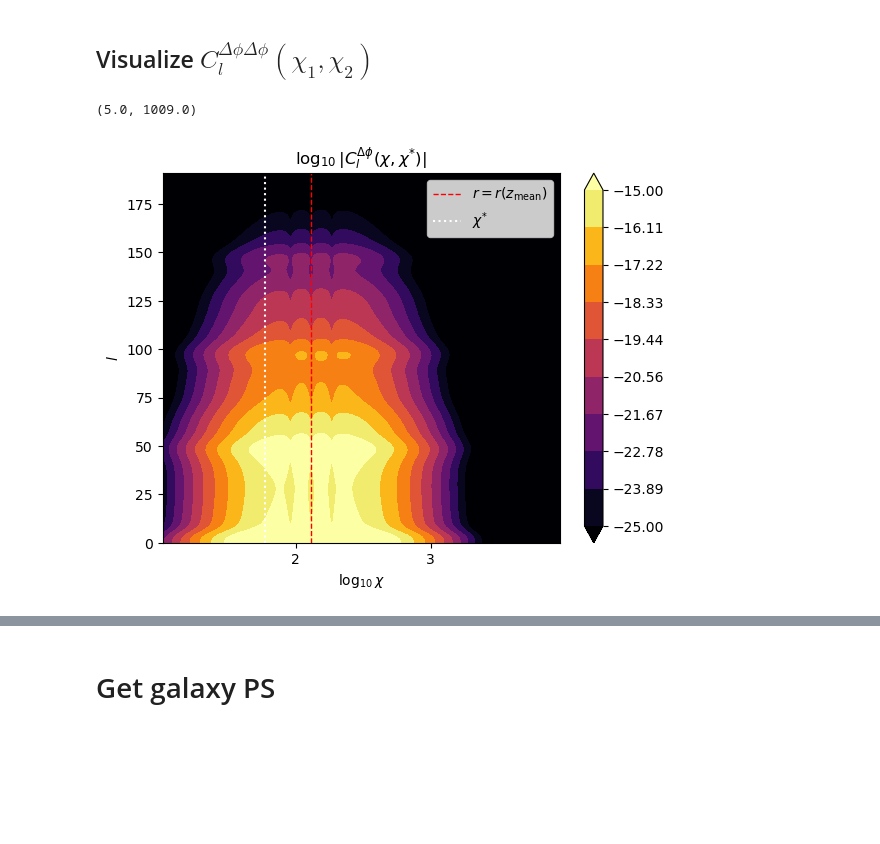
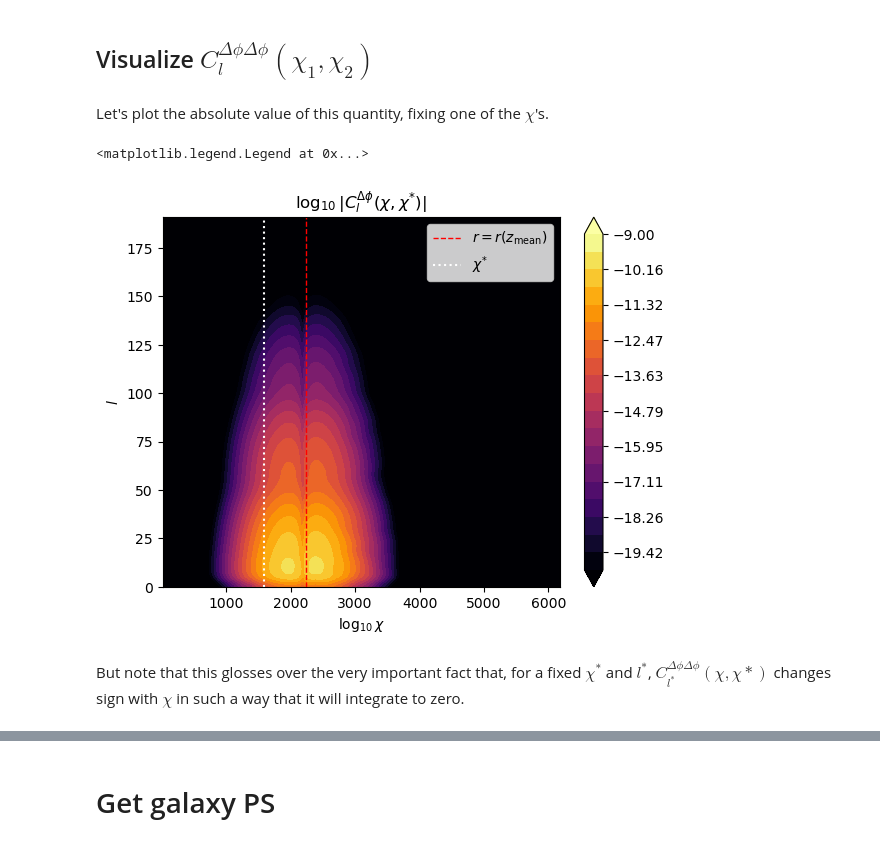
Before and after one commit to abaleato/CARDiAC, a Jupyter notebook: compute_gal_clustering_biases.ipynb, the cells around one changed output, grey strips where cells are left out. Saved outputs shown, nothing was run; the diff lists cells and outputs as text; code cells hidden in the pictures; blank space fills up the shorter version.

Commit message:
new plot of Clchi1chi2 for paper AND allowed Pkgg to vary with z

```diff
--- a/compute_gal_clustering_biases.ipynb
+++ b/compute_gal_clustering_biases.ipynb
@@ -47,14 +48,14 @@ npix = hp.nside2npix(nside)
 
 # Initialize samples in r (r is comoviing distance throughout)
 n_samples_of_chi = 2**10 # Choose a power of 2
-chi_array = np.linspace(chi_min_int,chi_max_int,n_samples_of_chi)
+chi_array = np.linspace(chi_min_int,chi_max_int+100,n_samples_of_chi)
 
 # Get the redshift corresponding to these values of chi in the Planck18 cosmology
 z_array = np.zeros((npix, n_samples_of_chi))
 for i, chi in enumerate(chi_array):
     z_array[:, i] = z_at_value(Planck18.comoving_distance, chi* u.Mpc)
 # %%
-toy_model = True # If True, seed perturbations only for one Y_{lm}. If False, draw from indep. Gaussians in each pixel
+toy_model = False # If True, seed perturbations only for one Y_{lm}. If False, draw from indep. Gaussians in each pixel
 
 if toy_model:
     # Excite only the l=1, m=1 mode
@@ -94,7 +93,7 @@ phi_perturbed_array = (Planck18.H(z_array[0,:]) / c).value * dndz_perturbed
 phi_fid_array = (Planck18.H(z_array[0,:]) / c).value * dndz_fid
 
 # Normalize the selection function so that \int_{0}^{inf} dr phi(r) = 1
-phi_norm, error = quadrature(interp1d(chi_array, phi_fid_array), chi_min_int, chi_max_int, tol=1e-20, maxiter=500)
+phi_norm, error = quadrature(interp1d(chi_array, phi_fid_array), chi_min_int, chi_max_int, tol=1e-20, miniter=3000)
 phi_perturbed_array *= phi_norm**(-1)
 phi_fid_array *= phi_norm**(-1)
 dndz_fid_normed = dndz_fid / phi_norm
@@ -230,13 +229,21 @@ plt.xlim([1,5000])
 # %%
+def find_closest_indices(chi_array, ref_array):
+    overlapping = np.logical_and(ref_array > np.min(chi_array), ref_array < np.max(chi_array))
+    out = np.zeros(np.sum(overlapping))
+    for i, a in enumerate(ref_array[overlapping]):
+        out[i] = np.abs(chi_array-a).argmin()
+    return out.astype(int)
+
 X, Y = np.meshgrid(np.arange(len(chi_array)), np.arange(lmax+1))
 Z = np.log10(np.diagonal(Cl_deltap_of_chi1_chi2, axis1=1, axis2=2))
+# Set the log of 0 to a tiny negative number
+Z[np.diagonal(Cl_deltap_of_chi1_chi2, axis1=1, axis2=2)==0] = -1e100
 
-contours = np.linspace(-25,-15,10)
+contours = np.linspace(-20,-9,20)
 
 # Smooth array with a Gaussian filter for plotting purposes
 Z_smoothed = gaussian_filter(Z, sigma=3)
 plt.contourf(X, Y, Z_smoothed, levels=contours, cmap='inferno', extend='both')
-
 
 ax = plt.gca()
 ax.axvline(np.where(chi_array>chi_mean_fid)[0][0], color='r', ls='--', lw=1, label=r'$r=\chi(z_{\mathrm{mean}})$')
@@ -245,13 +252,11 @@ ax.set_ylim([0,lmax])
 plt.xlabel(r'$\mathrm{log}_{10}\,\chi$')
 plt.ylabel(r'$l$')
 
-label_locs = np.arange(int(round(np.log10(np.min(chi_array)),0)), int(round(np.log10(np.max(chi_array)),0))+1, 1)
-ax.set_xticks(np.linspace(0, len(chi_array), len(label_locs)))
+label_locs = np.arange(1000,7000,1000, dtype=int)
+ax.set_xticks(find_closest_indices(chi_array, label_locs))
 ax.set_xticklabels(label_locs.astype('str'))
 plt.legend()
 
 plt.title(r'$\mathrm{log}_{10} \, C_l^{\Delta \phi}(\chi)$')
 plt.colorbar(location='right')
-
-plt.xlim([np.where(chi_array>50)[0][0], np.where(chi_array>6000)[0][0]])
 # %% [output]
@@ -292,32 +295,38 @@ if toy_model:
 # %% [markdown]
 ## Visualize $C_l^{\Delta \phi \Delta \phi}(\chi_1,\chi_2)$
+# %% [markdown]
+Let's plot the absolute value of this quantity, fixing one of the $\chi$'s.
 # %%
 chi_idx = np.where(np.log10(chi_array)>3.2)[0][0]
 
 Z_fixed_chi = np.log10(np.abs(Cl_deltap_of_chi1_chi2[:,:,chi_idx]))
+# Set the log of 0 to a tiny negative number
+Z_fixed_chi[np.abs(Cl_deltap_of_chi1_chi2[:,:,chi_idx])==0] = -1e100
+
 # Smooth array with a Gaussian filter for plotting purposes
 Z_fixed_chi_smoothed = gaussian_filter(Z_fixed_chi, sigma=3)
 
 plt.contourf(X, Y, Z_fixed_chi_smoothed, levels=contours, cmap='inferno', extend='both')
 
 plt.xlabel(r'$\mathrm{log}_{10}\,\chi$')
 plt.ylabel(r'$l$')
 
 ax = plt.gca()
 ax.axvline(np.where(chi_array>chi_mean_fid)[0][0], color='r', ls='--', lw=1, label=r'$r=r(z_{\mathrm{mean}})$')
 
 ax.set_ylim([0,lmax])
 
-label_locs = np.arange(int(round(np.log10(np.min(chi_array)),0)), int(round(np.log10(np.max(chi_array)),0))+1, 1)
-ax.set_xticks(np.linspace(0, len(chi_array), len(label_locs)))
+label_locs = np.arange(1000,7000,1000, dtype=int)
+ax.set_xticks(find_closest_indices(chi_array, label_locs))
 ax.set_xticklabels(label_locs.astype('str'))
 
 plt.title(r'$\mathrm{log}_{10} \, |C_l^{\Delta \phi}(\chi,\chi^{*})|$')
 plt.colorbar(location='right')
 
 ax.axvline(chi_idx, label=r'$\chi^{*}$', ls=':', color='w')
 plt.legend()
-plt.xlim([np.where(chi_array>50)[0][0], np.where(chi_array>6000)[0][0]])
 # %% [output]
-(5.0, 1009.0)
+<matplotlib.legend.Legend at 0x...>
-[figure, old version]
+[figure, new version]
+# %% [markdown]
+But note that this glosses over the very important fact that, for a fixed $\chi^*$ and $l^*$, $C_{l^*}^{\Delta \phi \Delta \phi}(\chi, \chi*)$ changes sign with $\chi$ in such a way that it will integrate to zero.
```
Also changed, not shown: parts of 18 cells of this notebook.
